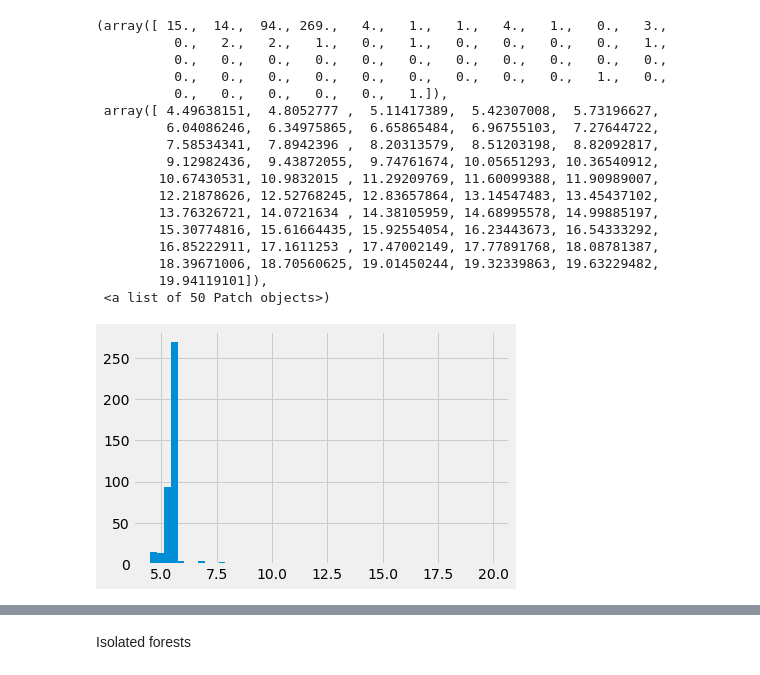
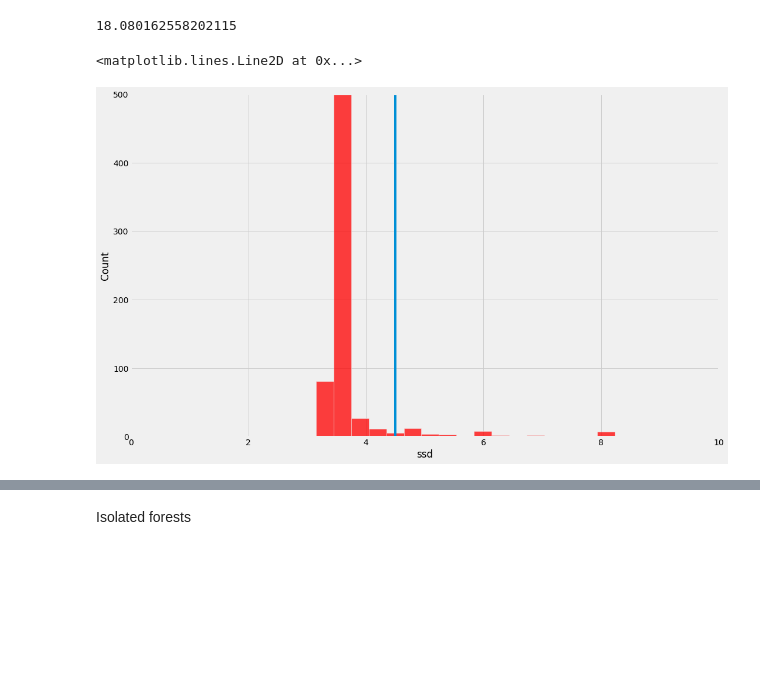
Before and after one commit to Aishani2001/VMWare-API-Misuse-or-Abuse, a Jupyter notebook: Unsupervised Learning.ipynb, the cells around one changed output, grey strips where cells are left out. Drawn from its saved outputs; the diff is of its cells as text; code cells hidden in the pictures; blank space fills up the shorter version.

```diff
--- a/Unsupervised Learning.ipynb
+++ b/Unsupervised Learning.ipynb
@@ -153,25 +150,15 @@ def get_sum_square_distance(data, cluster_model):
     return total_distance
 # %%
 df['ssd'] = get_sum_square_distance(chosen_data, cluster_model)
+df['ssd'].max()
+# %% [output]
+18.080162558202115
-# %%
-plt.hist(df['ssd'], bins=50)
-# %% [output]
-(array([ 15.,  14.,  94., 269.,   4.,   1.,   1.,   4.,   1.,   0.,   3.,
-          0.,   2.,   2.,   1.,   0.,   1.,   0.,   0.,   0.,   0.,   1.,
-          0.,   0.,   0.,   0.,   0.,   0.,   0.,   0.,   0.,   0.,   0.,
-          0.,   0.,   0.,   0.,   0.,   0.,   0.,   0.,   0.,   1.,   0.,
-          0.,   0.,   0.,   0.,   0.,   1.]),
- array([ 4.49638151,  4.8052777 ,  5.11417389,  5.42307008,  5.73196627,
-         6.04086246,  6.34975865,  6.65865484,  6.96755103,  7.27644722,
-         7.58534341,  7.8942396 ,  8.20313579,  8.51203198,  8.82092817,
-         9.12982436,  9.43872055,  9.74761674, 10.05651293, 10.36540912,
-        10.67430531, 10.9832015 , 11.29209769, 11.60099388, 11.90989007,
-        12.21878626, 12.52768245, 12.83657864, 13.14547483, 13.45437102,
-        13.76326721, 14.0721634 , 14.38105959, 14.68995578, 14.99885197,
-        15.30774816, 15.61664435, 15.92554054, 16.23443673, 16.54333292,
-        16.85222911, 17.1611253 , 17.47002149, 17.77891768, 18.08781387,
-        18.39671006, 18.70560625, 19.01450244, 19.32339863, 19.63229482,
-        19.94119101]),
- <a list of 50 Patch objects>)
-[figure, removed]
+# %%
+plt.figure(figsize=(16,10))
+histo = sns.histplot(data=df,x="ssd",bins=50,color='red')
+histo.set(xlim=(0,10),ylim=(0,500))
+plt.axvline(4.5, 0 )
+# %% [output]
+<matplotlib.lines.Line2D at 0x...>
+[figure, added]
 # %%
```
Also changed, not shown: parts of 20 cells of this notebook, 2 other files.
